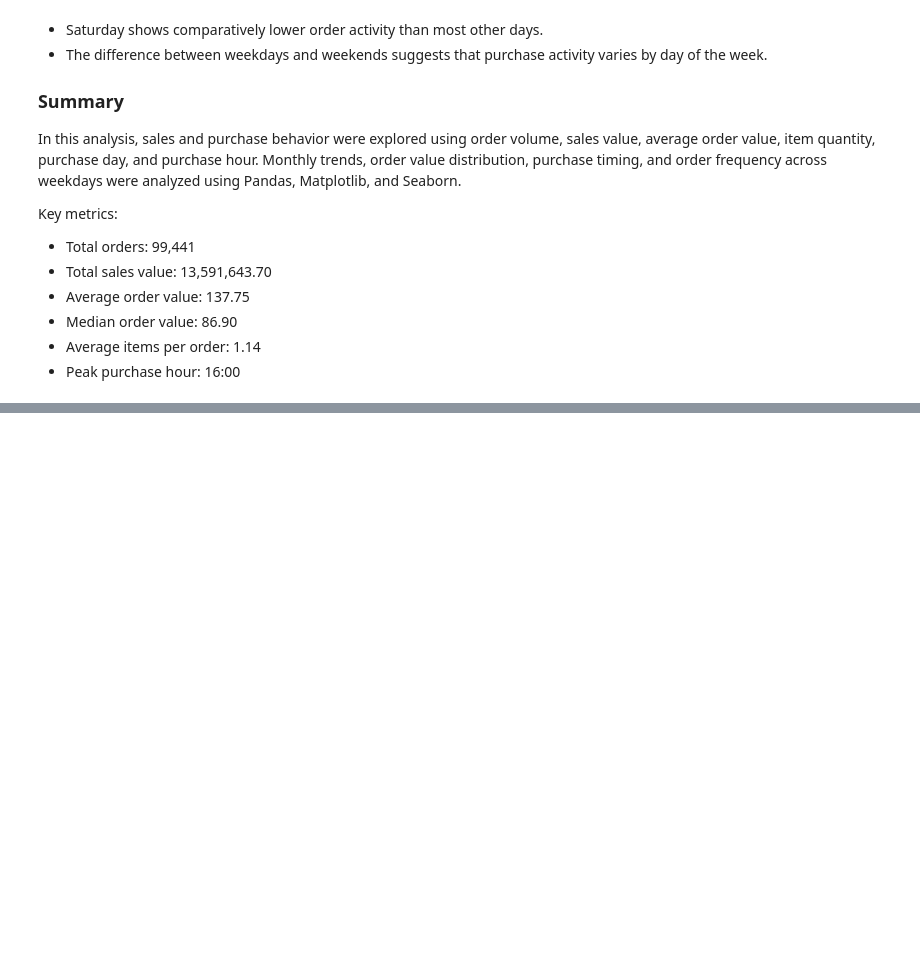
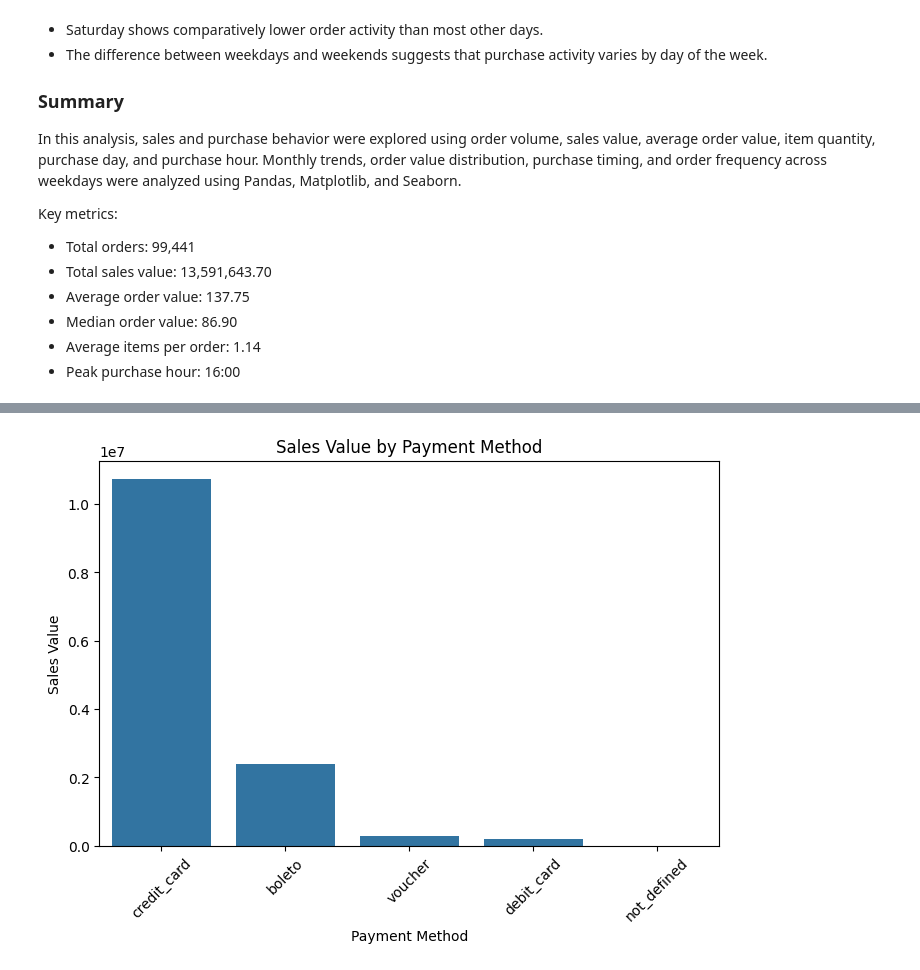
Before and after one commit to PranjaliSBidwe/E-Commerce_Sales_Customer_Behavior_Analysis, a Jupyter notebook: 01_data_understanding.ipynb, the cells around one changed output, grey strips where cells are left out. Saved outputs shown, nothing was run; the diff lists cells and outputs as text; code cells hidden in the pictures; blank space fills up the shorter version.

```diff
--- a/01_data_understanding.ipynb
+++ b/01_data_understanding.ipynb
@@ -1436,0 +1488,9 @@ Key metrics:
+# %%
+sales_by_payment = (
+    df_clean
+    .groupby('payment_type')['price']
+    .sum()
+    .sort_values(ascending=False)
+)
+
+sales_by_payment
@@ -1436,0 +1505,15 @@ Key metrics:
+# %%
+plt.figure(figsize=(8, 5))
+
+sns.barplot(
+    x=sales_by_payment.index,
+    y=sales_by_payment.values
+)
+
+plt.title('Sales Value by Payment Method')
+plt.xlabel('Payment Method')
+plt.ylabel('Sales Value')
+plt.xticks(rotation=45)
+plt.show()
+# %% [output]
+[figure, added]
```
Also changed, not shown: parts of 14 cells of this notebook.
